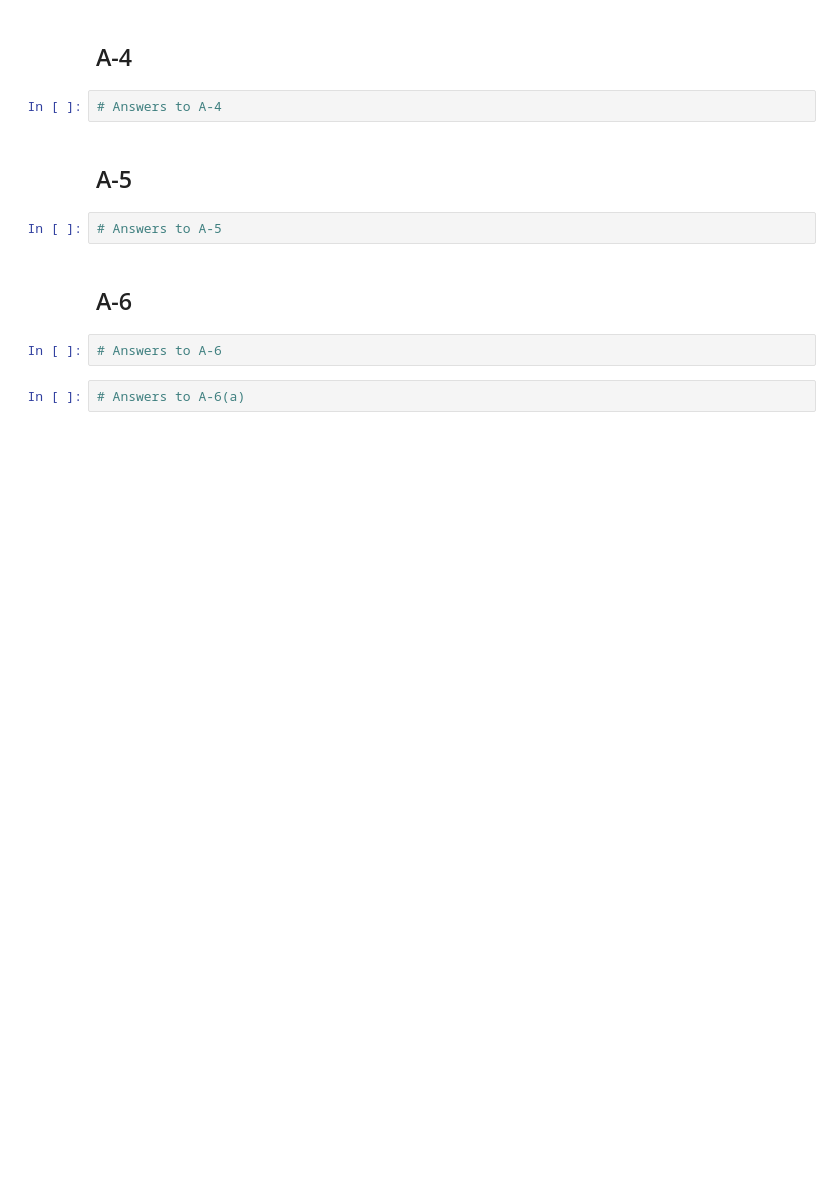
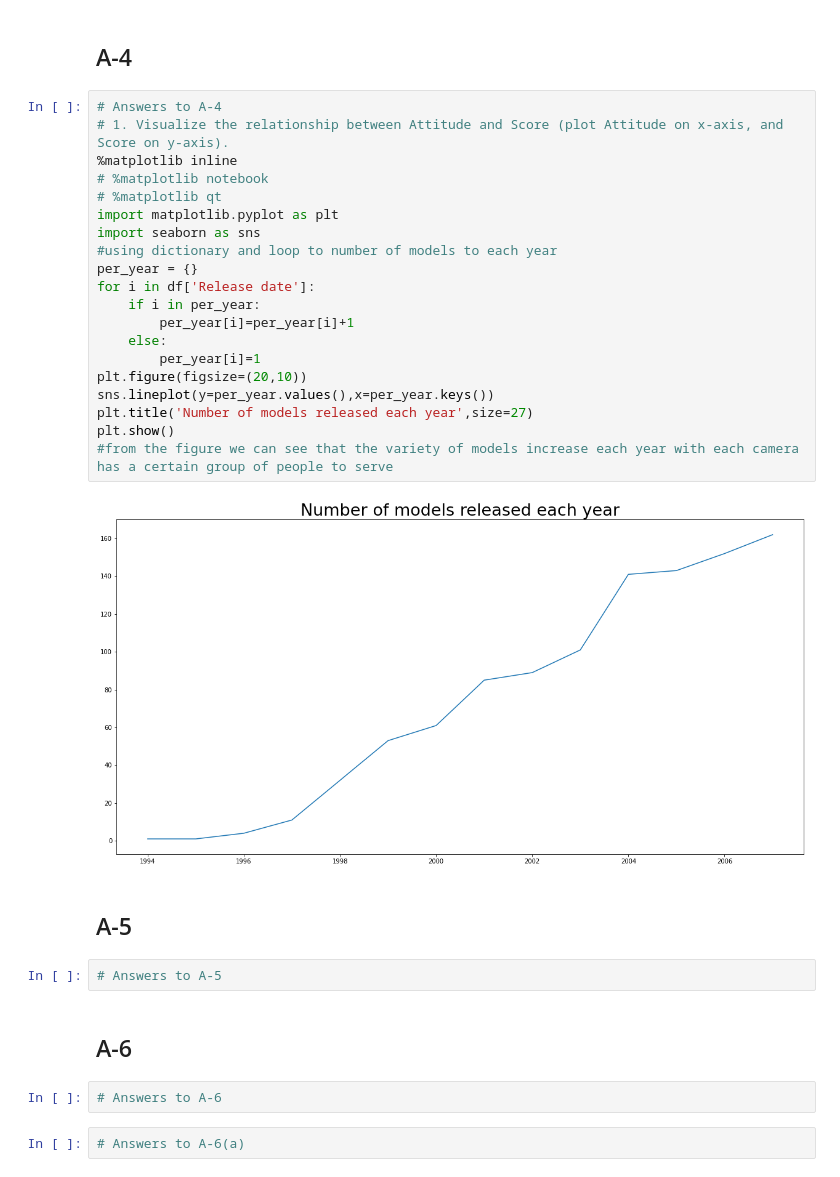
Before and after one commit to ABDULMOHSEEN-AlAli/ISE291_Project, a Jupyter notebook: Homework_3/Template HW-03.ipynb, the cells around one changed output. Drawn from its saved outputs; the diff is of its cells as text; blank space fills up the shorter version.

```diff
--- a/Homework_3/Template HW-03.ipynb
+++ b/Homework_3/Template HW-03.ipynb
@@ -118,6 +118,26 @@ df.head(7)
 ## A-4
 # %%
 # Answers to A-4
+# 1. Visualize the relationship between Attitude and Score (plot Attitude on x-axis, and Score on y-axis).
+%matplotlib inline
+# %matplotlib notebook
+# %matplotlib qt
+import matplotlib.pyplot as plt
+import seaborn as sns
+#using dictionary and loop to number of models to each year
+per_year = {}
+for i in df['Release date']:
+    if i in per_year:
+        per_year[i]=per_year[i]+1
+    else:
+        per_year[i]=1
+plt.figure(figsize=(20,10))
+sns.lineplot(y=per_year.values(),x=per_year.keys())
+plt.title('Number of models released each year',size=27)
+plt.show()
+#from the figure we can see that the variety of models increase each year with each camera has a certain group of people to serve
+# %% [output]
+[figure, added]
 # %% [markdown]
 ## A-5
 # %%
```
Also changed, not shown: parts of 2 cells of this notebook.
